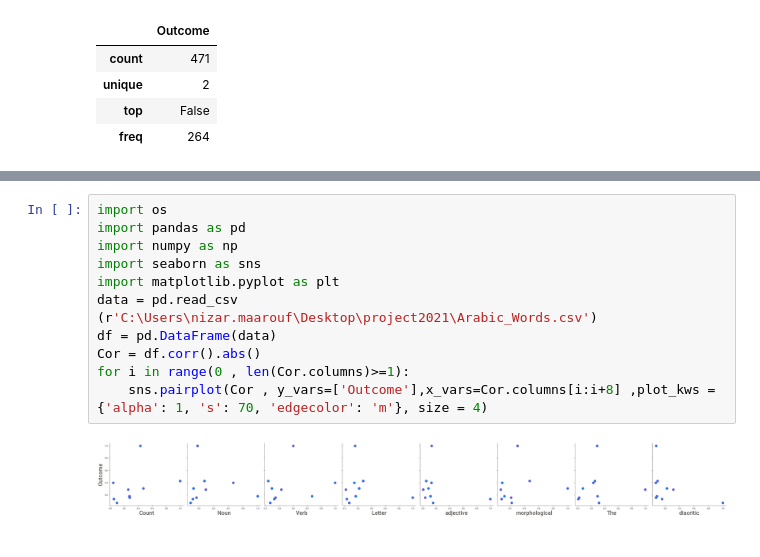
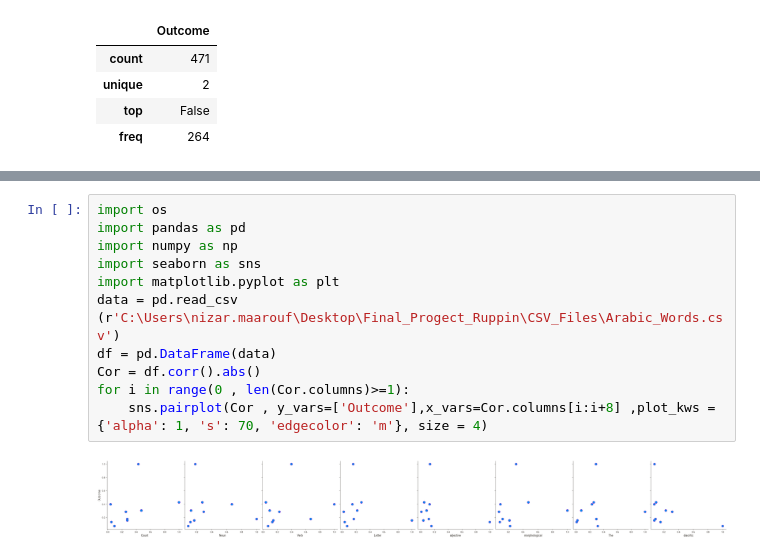
Before and after one commit to NizarMaarouf/Final_Project_Ruppin_Nizar, a Jupyter notebook: Python_Files/IPYNB/04/csv-Copy1.ipynb, the cells around one changed output, grey strips where cells are left out. Drawn from its saved outputs; the diff is of its cells as text.

```diff
--- a/Python_Files/IPYNB/04/csv-Copy1.ipynb
+++ b/Python_Files/IPYNB/04/csv-Copy1.ipynb
@@ -302,16 +302,16 @@ Name: Outcome, dtype: float64
 # %%
 import os
 import pandas as pd
 import numpy as np
 import seaborn as sns
 import matplotlib.pyplot as plt
-data = pd.read_csv (r'C:\Users\nizar.maarouf\Desktop\project2021\Arabic_Words.csv')
+data = pd.read_csv (r'C:\Users\nizar.maarouf\Desktop\Final_Progect_Ruppin\CSV_Files\Arabic_Words.csv')
 df = pd.DataFrame(data)
 Cor = df.corr().abs()
 for i in range(0 , len(Cor.columns)>=1):
     sns.pairplot(Cor , y_vars=['Outcome'],x_vars=Cor.columns[i:i+8] ,plot_kws = {'alpha': 1, 's': 70, 'edgecolor': 'm'}, size = 4)
 # %% [output]
-[figure, old version]
+[figure, new version]
 # %%
 import os
 import pandas as pd
```
Also changed, not shown: parts of 14 cells of this notebook, 3 other files.
